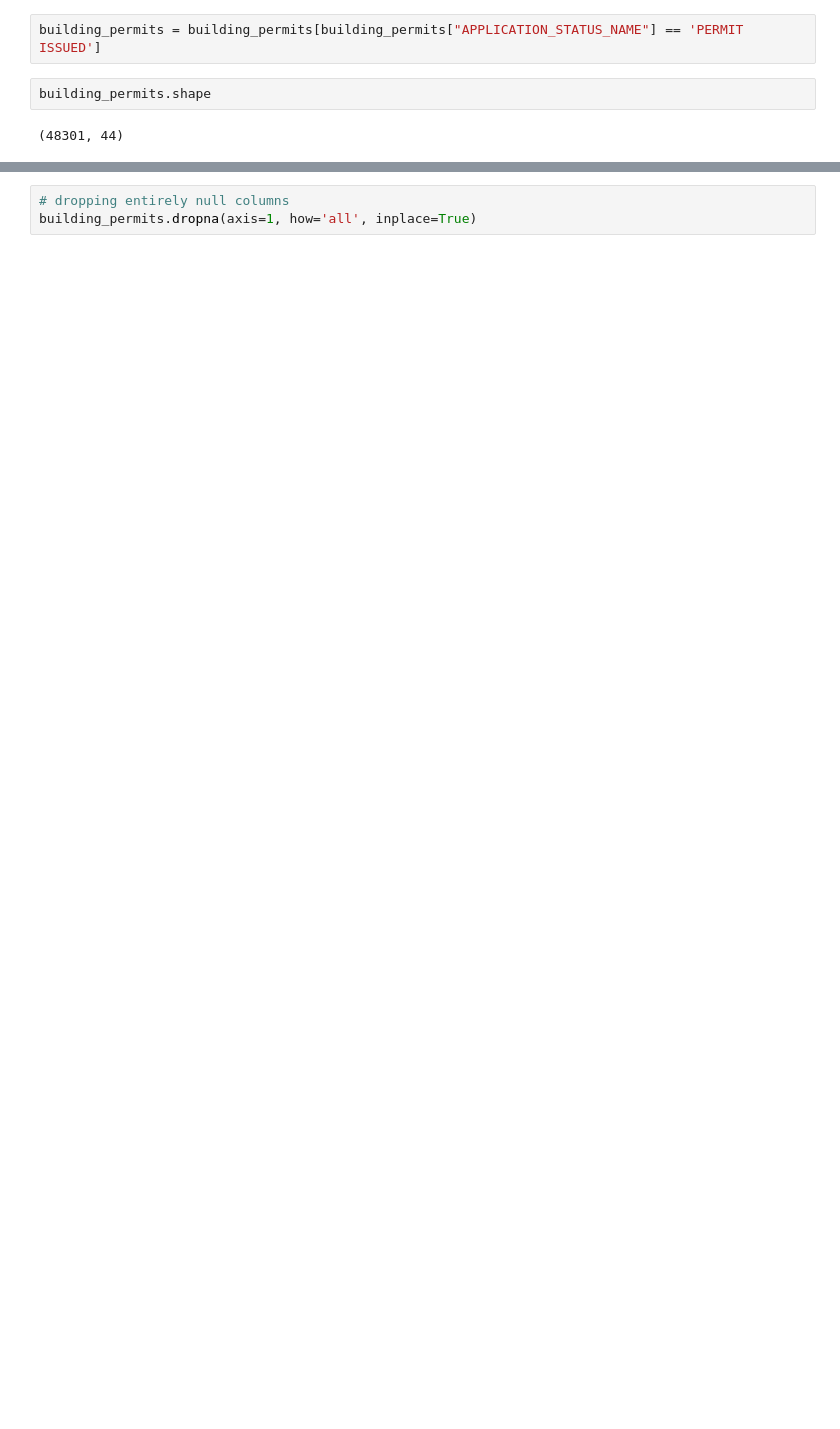
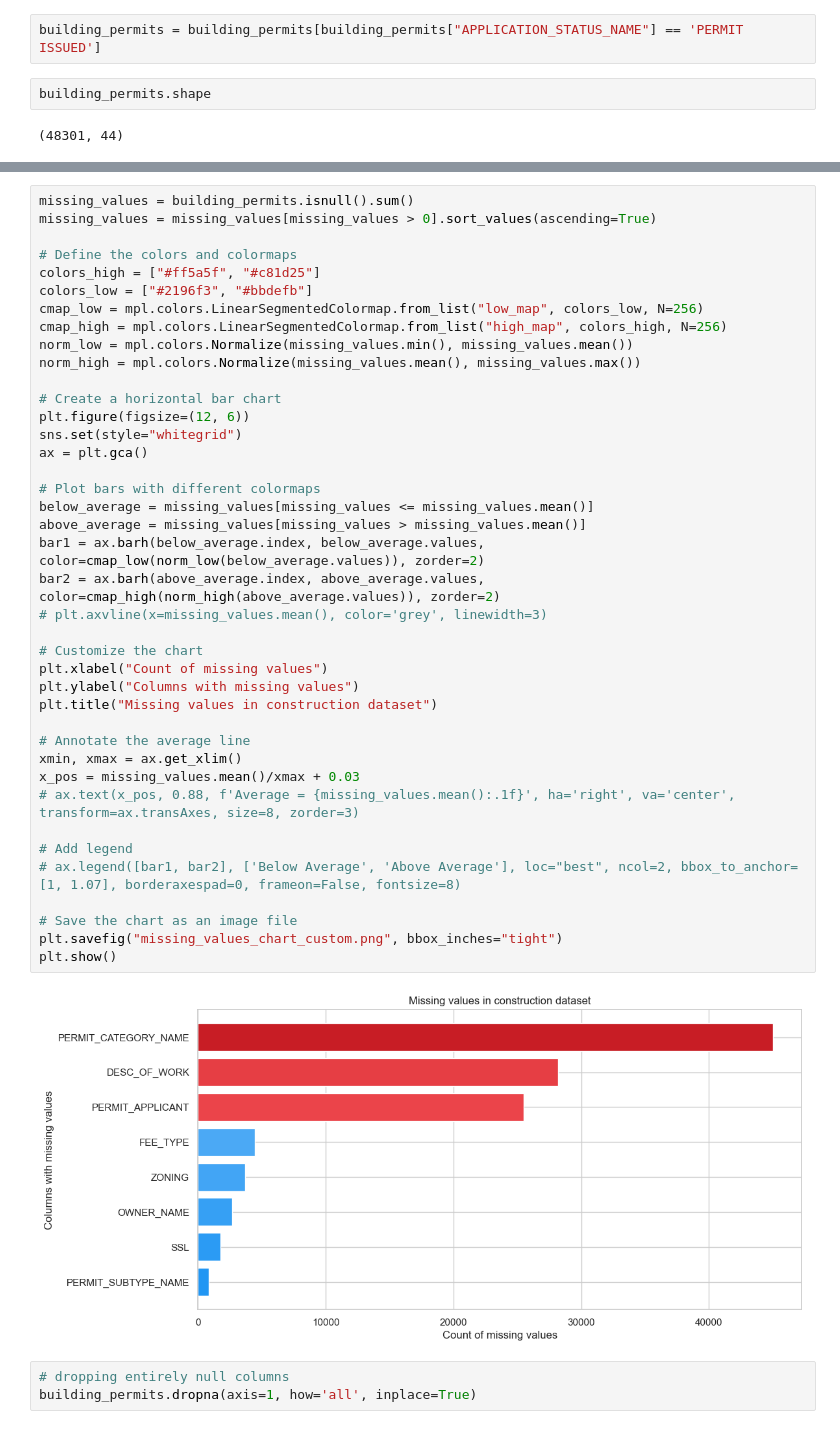
Before and after one commit to ninae555/data_mining_project, a Jupyter notebook: Modeling/dc_building_permits_analysis.ipynb, the cells around one changed output, grey strips where cells are left out. Saved outputs shown, nothing was run; the diff lists cells and outputs as text; blank space fills up the shorter version.

```diff
--- a/Modeling/dc_building_permits_analysis.ipynb
+++ b/Modeling/dc_building_permits_analysis.ipynb
@@ -90,4 +132,46 @@ LAST_EDITED_DATE                   0
 dtype: int64
+# %%
+missing_values = building_permits.isnull().sum()
+missing_values = missing_values[missing_values > 0].sort_values(ascending=True)
+
+# Define the colors and colormaps
+colors_high = ["#ff5a5f", "#c81d25"]
+colors_low = ["#2196f3", "#bbdefb"]
+cmap_low = mpl.colors.LinearSegmentedColormap.from_list("low_map", colors_low, N=256)
+cmap_high = mpl.colors.LinearSegmentedColormap.from_list("high_map", colors_high, N=256)
+norm_low = mpl.colors.Normalize(missing_values.min(), missing_values.mean())
+norm_high = mpl.colors.Normalize(missing_values.mean(), missing_values.max())
+
+# Create a horizontal bar chart
+plt.figure(figsize=(12, 6))
+sns.set(style="whitegrid")
+ax = plt.gca()
+
+# Plot bars with different colormaps
+below_average = missing_values[missing_values <= missing_values.mean()]
+above_average = missing_values[missing_values > missing_values.mean()]
+bar1 = ax.barh(below_average.index, below_average.values, color=cmap_low(norm_low(below_average.values)), zorder=2)
+bar2 = ax.barh(above_average.index, above_average.values, color=cmap_high(norm_high(above_average.values)), zorder=2)
+# plt.axvline(x=missing_values.mean(), color='grey', linewidth=3)
+
+# Customize the chart
+plt.xlabel("Count of missing values")
+plt.ylabel("Columns with missing values")
+plt.title("Missing values in construction dataset")
+
+# Annotate the average line
+xmin, xmax = ax.get_xlim()
+x_pos = missing_values.mean()/xmax + 0.03
+# ax.text(x_pos, 0.88, f'Average = {missing_values.mean():.1f}', ha='right', va='center', transform=ax.transAxes, size=8, zorder=3)
+
+# Add legend
+# ax.legend([bar1, bar2], ['Below Average', 'Above Average'], loc="best", ncol=2, bbox_to_anchor=[1, 1.07], borderaxespad=0, frameon=False, fontsize=8)
+
+# Save the chart as an image file
+plt.savefig("missing_values_chart_custom.png", bbox_inches="tight")
+plt.show()
+# %% [output]
+[figure, added]
 # %%
 # dropping entirely null columns
 building_permits.dropna(axis=1, how='all', inplace=True)
```
Also changed, not shown: parts of 24 cells of this notebook, 1 other file.
